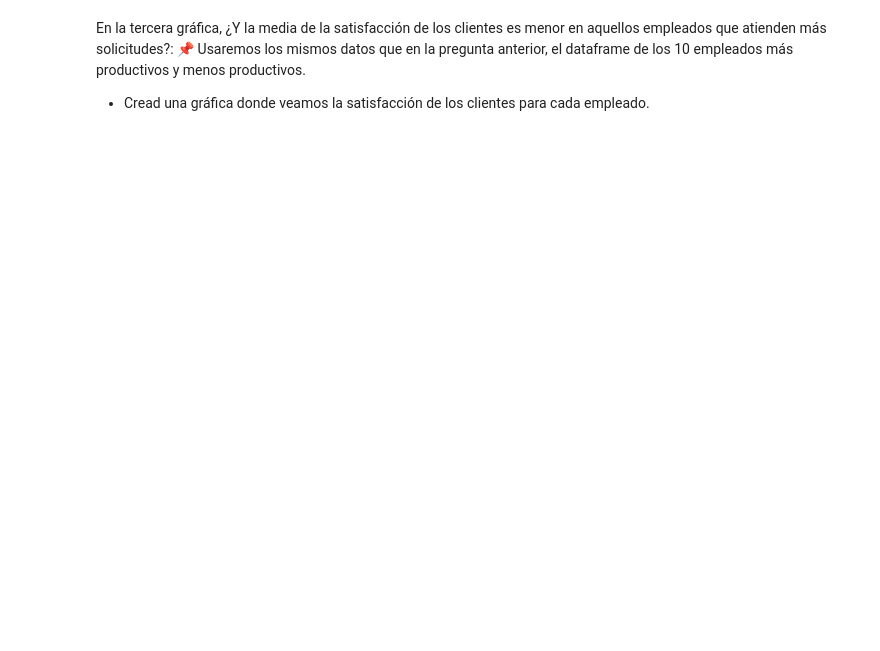
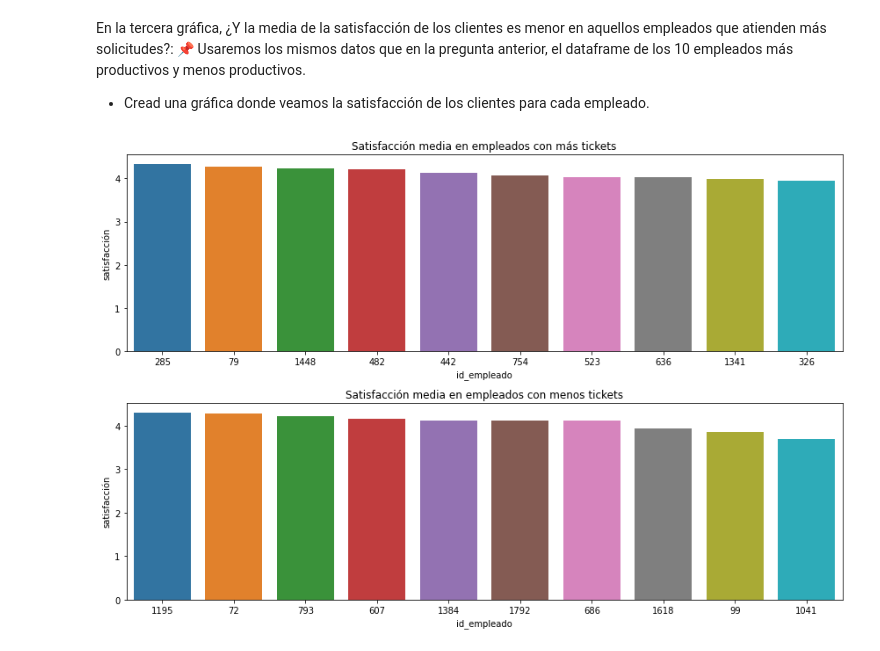
Before and after one commit to Adalab/promo_d_da_modulo2_sprint2_Silvia_Paula, a Jupyter notebook: EDA-III.ipynb, the cells around one changed output. Saved outputs shown, nothing was run; the diff lists cells and outputs as text; code cells hidden in the pictures; blank space fills up the shorter version.

```diff
--- a/EDA-III.ipynb
+++ b/EDA-III.ipynb
@@ -109,3 +164,18 @@ En la segunda gráfica, ¿Son los empleados que atienden más tickets los que ta
 En la tercera gráfica, ¿Y la media de la satisfacción de los clientes es menor en aquellos empleados que atienden más solicitudes?:
 📌 Usaremos los mismos datos que en la pregunta anterior, el dataframe de los 10 empleados más productivos y menos productivos.
 - Cread una gráfica donde veamos la satisfacción de los clientes para cada empleado.
+# %%
+df_sat = df_tickets.groupby("id_empleado")["satisfacción"].mean().reset_index().sort_values(by = "satisfacción", ascending=False)
+df_sat_mas_tick = df_sat[df_sat["id_empleado"].isin(lista_emp_mas_tickets)].sort_values(by= "satisfacción", ascending= False)
+df_sat_menos_tick = df_sat[df_sat["id_empleado"].isin(lista_emp_menos_tickets)].sort_values(by= "satisfacción", ascending= False)
+# %%
+fig, axes = plt.subplots(2,1, figsize = (12, 8))
+sns.barplot(x ="id_empleado", y = "satisfacción", data= df_sat_mas_tick,
+            order = df_sat_mas_tick.sort_values('satisfacción', ascending = False)['id_empleado'], ax = axes[0])
+sns.barplot(x ="id_empleado", y = "satisfacción", data= df_sat_menos_tick,
+            order = df_sat_menos_tick['id_empleado'], ax = axes[1])
+axes[0].set_title("Satisfacción media en empleados con más tickets")
+axes[1].set_title("Satisfacción media en empleados con menos tickets")
+fig.tight_layout();
+# %% [output]
+[figure, added]
```
Also changed, not shown: parts of 8 cells of this notebook.
